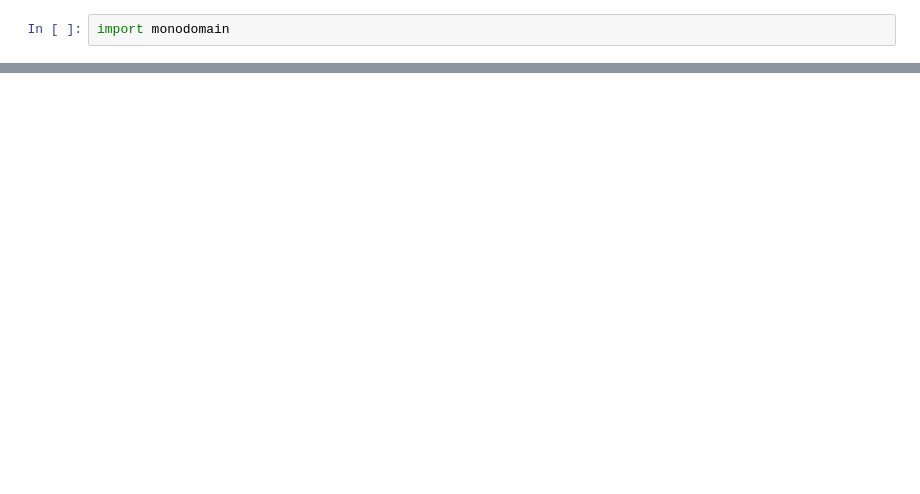
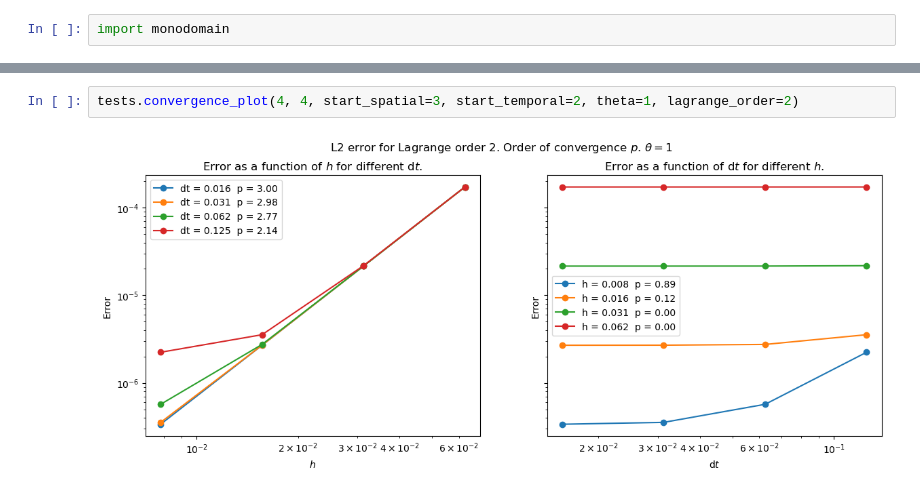
Before and after one commit to aledha/Computing-the-Electrical-Activity-in-the-Heart, a Jupyter notebook: operator splitting/op_split_convergence.ipynb, the cells around one changed output, grey strips where cells are left out. Cells and saved outputs as stored; diff of their text form; blank space fills up the shorter version.

```diff
--- a/operator splitting/op_split_convergence.ipynb
+++ b/operator splitting/op_split_convergence.ipynb
@@ -196,0 +60,4 @@ tests.convergence_plot(5, 4, start_spatial=1, start_temporal=5, theta=0.5, lagra
+# %%
+tests.convergence_plot(4, 4, start_spatial=3, start_temporal=2, theta=1, lagrange_order=2)
+# %% [output]
+[figure, added]
```
Also changed, not shown: parts of 15 cells of this notebook, 4 other files.
